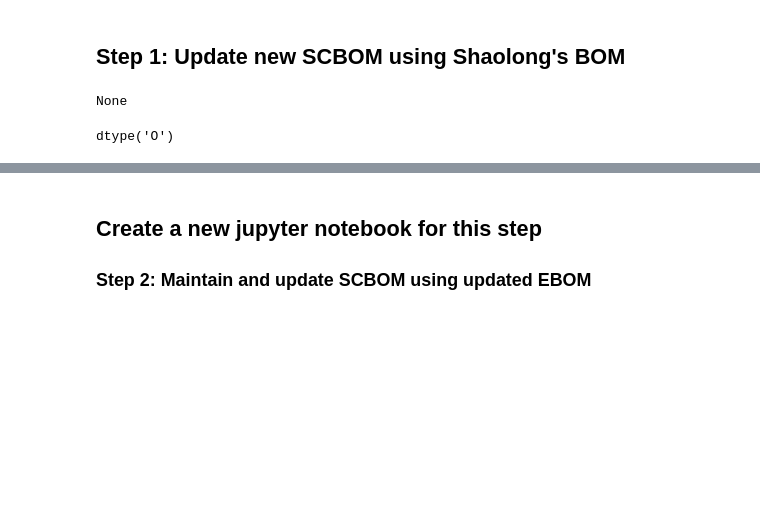
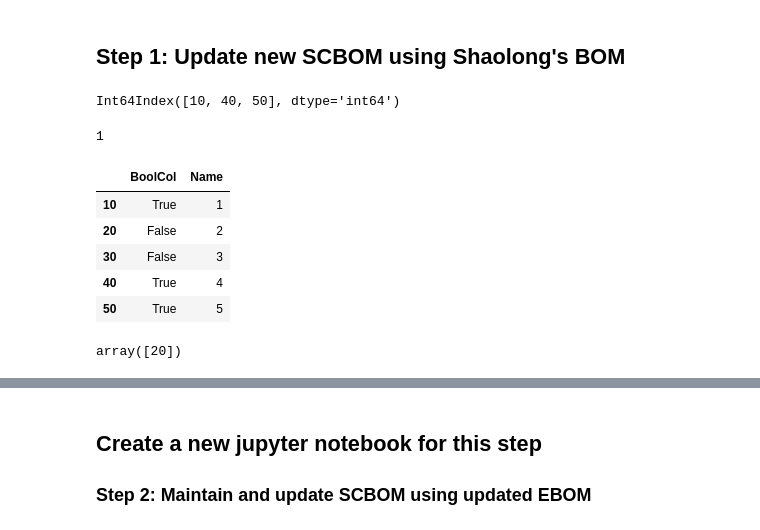
Before and after one commit to workingyifei/BOM_tool, a Jupyter notebook: create a unified supply chain BOM.ipynb, the cells around one changed output, grey strips where cells are left out. Drawn from its saved outputs; the diff is of its cells as text; code cells hidden in the pictures; blank space fills up the shorter version.

```diff
--- a/create a unified supply chain BOM.ipynb
+++ b/create a unified supply chain BOM.ipynb
@@ -208,9 +207,0 @@ def search_and_update(PN, Rev):
-# %%
-print(search_and_update("AA-ZZ000001NN-03", "A.1"))
-# %% [output]
-None
-# %%
-filtered1 = SCBOM_shaolong["BYTON P/N"].where(SCBOM_shaolong["BYTON P/N"]=="LE001138NN")
-filtered1.dtypes
-# %% [output]
-dtype('O')
@@ -216,0 +210,24 @@ dtype('O')
+# %%
+df = pd.DataFrame({'BoolCol': [True, False, False, True, True], 'Name': [1,2,3,4,5]},
+       index=[10,20,30,40,50])
+idx = df.index[df['BoolCol']]
+idx
+# %% [output]
+Int64Index([10, 40, 50], dtype='int64')
+# %%
+df.loc[idx[0]]["Name"]
+# %% [output]
+1
+# %%
+df
+# %% [output]
+|  | BoolCol | Name |
+| 10 | True | 1 |
+| 20 | False | 2 |
+| 30 | False | 3 |
+| 40 | True | 4 |
+| 50 | True | 5 |
+# %%
+df.loc[(df["Name"]==2) & (df["BoolCol"]==False)].index.values
+# %% [output]
+array([20])
```
Also changed, not shown: parts of 26 cells of this notebook.
